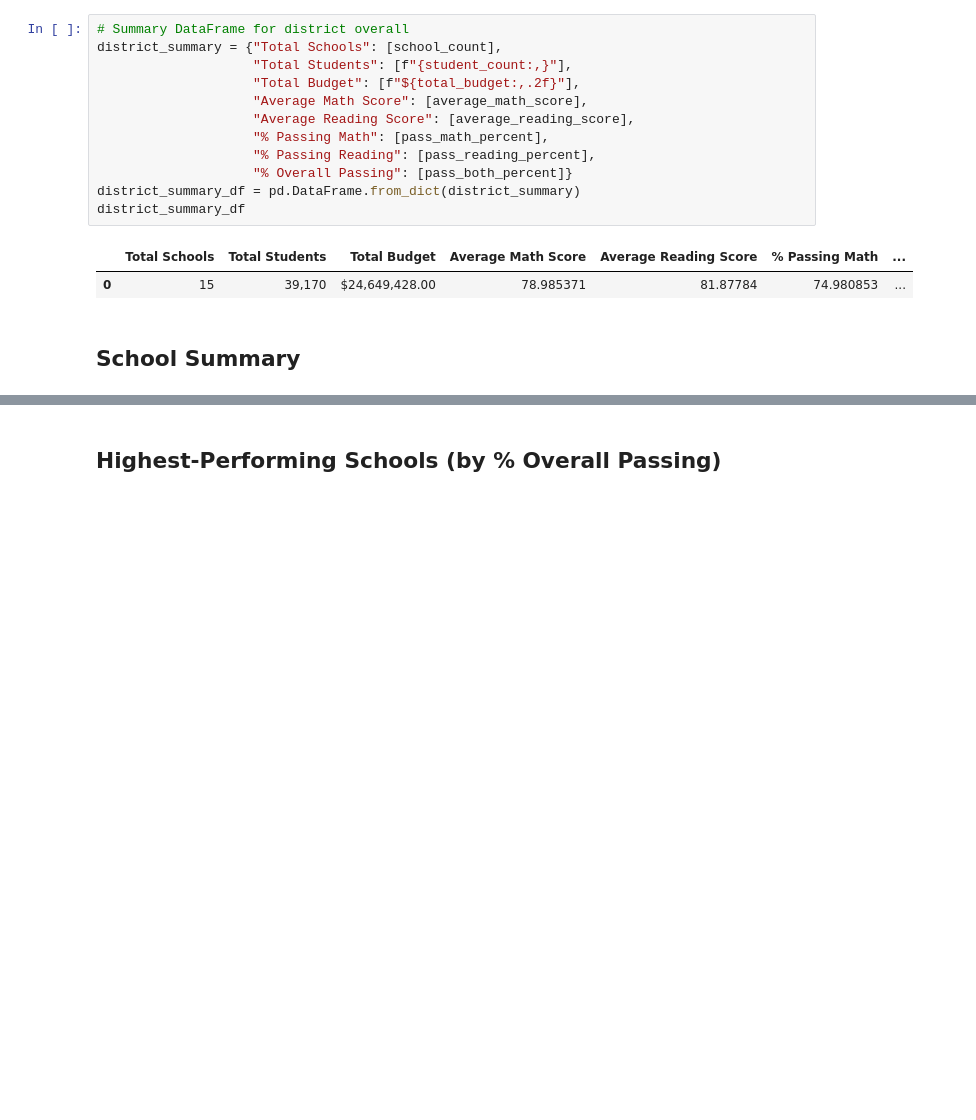
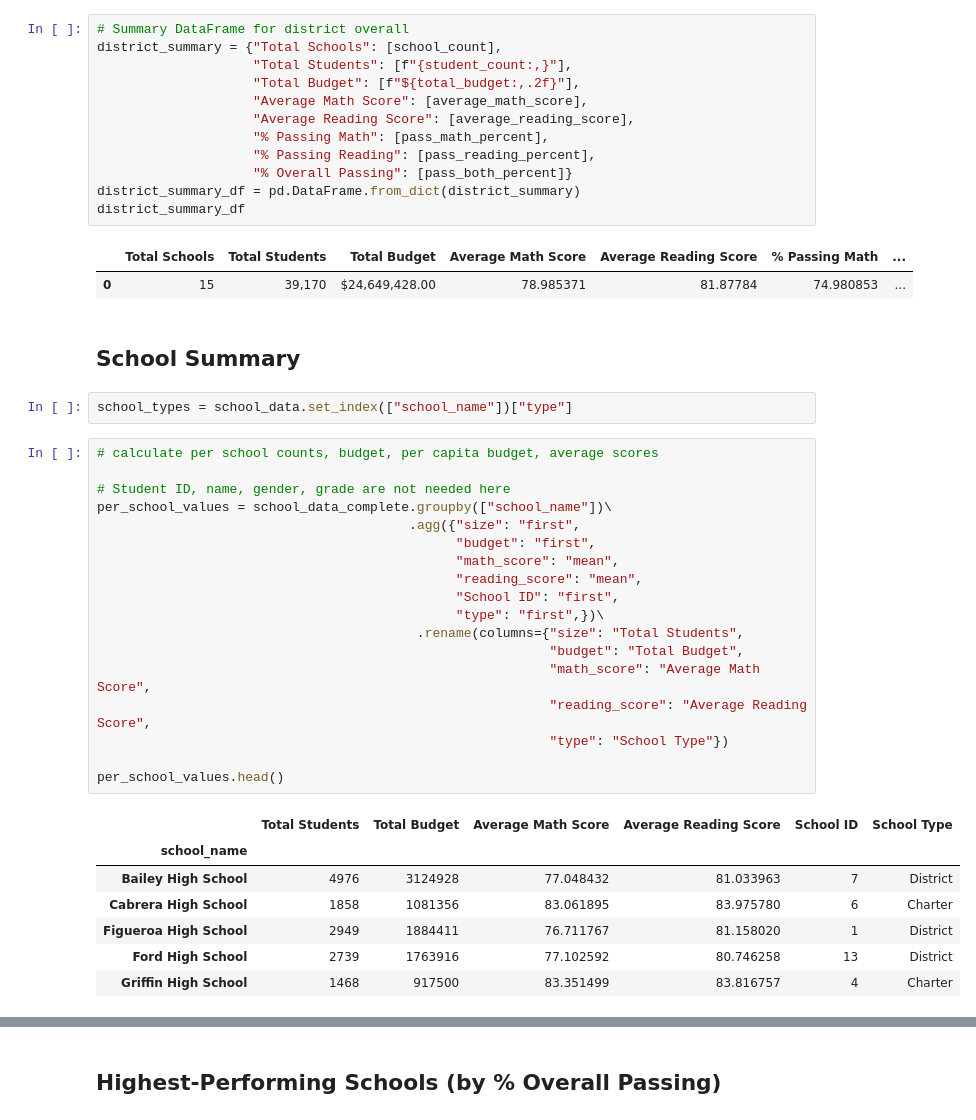
Before and after one commit to zachaa/pandas-challenge, a Jupyter notebook: PyCitySchools/PyCitySchools_main.ipynb, the cells around one changed output, grey strips where cells are left out. Saved outputs shown, nothing was run; the diff lists cells and outputs as text; blank space fills up the shorter version.

```diff
--- a/PyCitySchools/PyCitySchools_main.ipynb
+++ b/PyCitySchools/PyCitySchools_main.ipynb
@@ -93,3 +93,31 @@ district_summary_df
 | 0 | 15 | 39,170 | $24,649,428.00 | 78.985371 | 81.87784 | 74.980853 | ... |
 # %% [markdown]
 ## School Summary
+# %%
+school_types = school_data.set_index(["school_name"])["type"]
+# %%
+# calculate per school counts, budget, per capita budget, average scores
+
+# Student ID, name, gender, grade are not needed here
+per_school_values = school_data_complete.groupby(["school_name"])\
+                                        .agg({"size": "first",
+                                              "budget": "first",
+                                              "math_score": "mean",
+                                              "reading_score": "mean",
+                                              "School ID": "first",
+                                              "type": "first",})\
+                                         .rename(columns={"size": "Total Students",
+                                                          "budget": "Total Budget",
+                                                          "math_score": "Average Math Score",
+                                                          "reading_score": "Average Reading Score",
+                                                          "type": "School Type"})
+
+per_school_values.head()
+# %% [output]
+|  | Total Students | Total Budget | Average Math Score | Average Reading Score | School ID | School Type |
+| school_name |  |  |  |  |  |  |
+| Bailey High School | 4976 | 3124928 | 77.048432 | 81.033963 | 7 | District |
+| Cabrera High School | 1858 | 1081356 | 83.061895 | 83.975780 | 6 | Charter |
+| Figueroa High School | 2949 | 1884411 | 76.711767 | 81.158020 | 1 | District |
+| Ford High School | 2739 | 1763916 | 77.102592 | 80.746258 | 13 | District |
+| Griffin High School | 1468 | 917500 | 83.351499 | 83.816757 | 4 | Charter |
```
Also changed, not shown: parts of 5 cells of this notebook.
